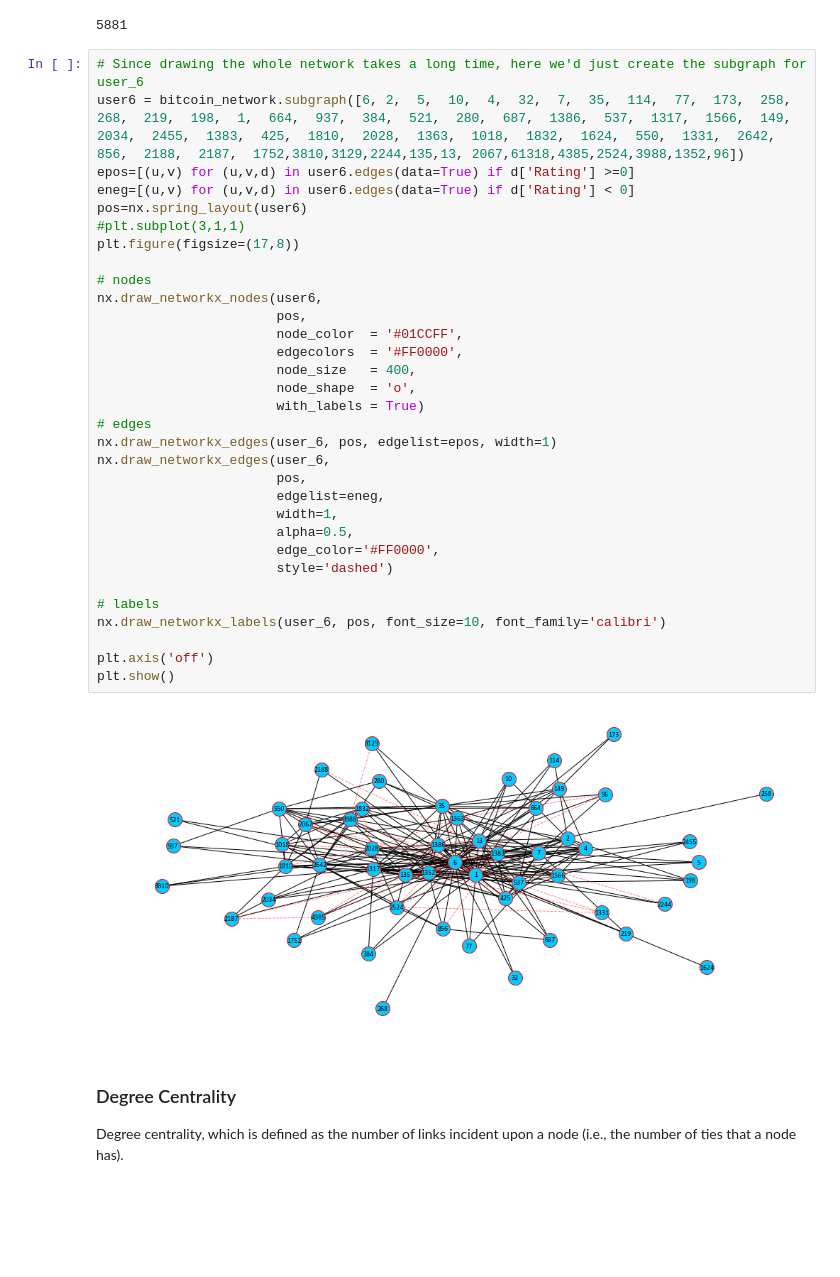
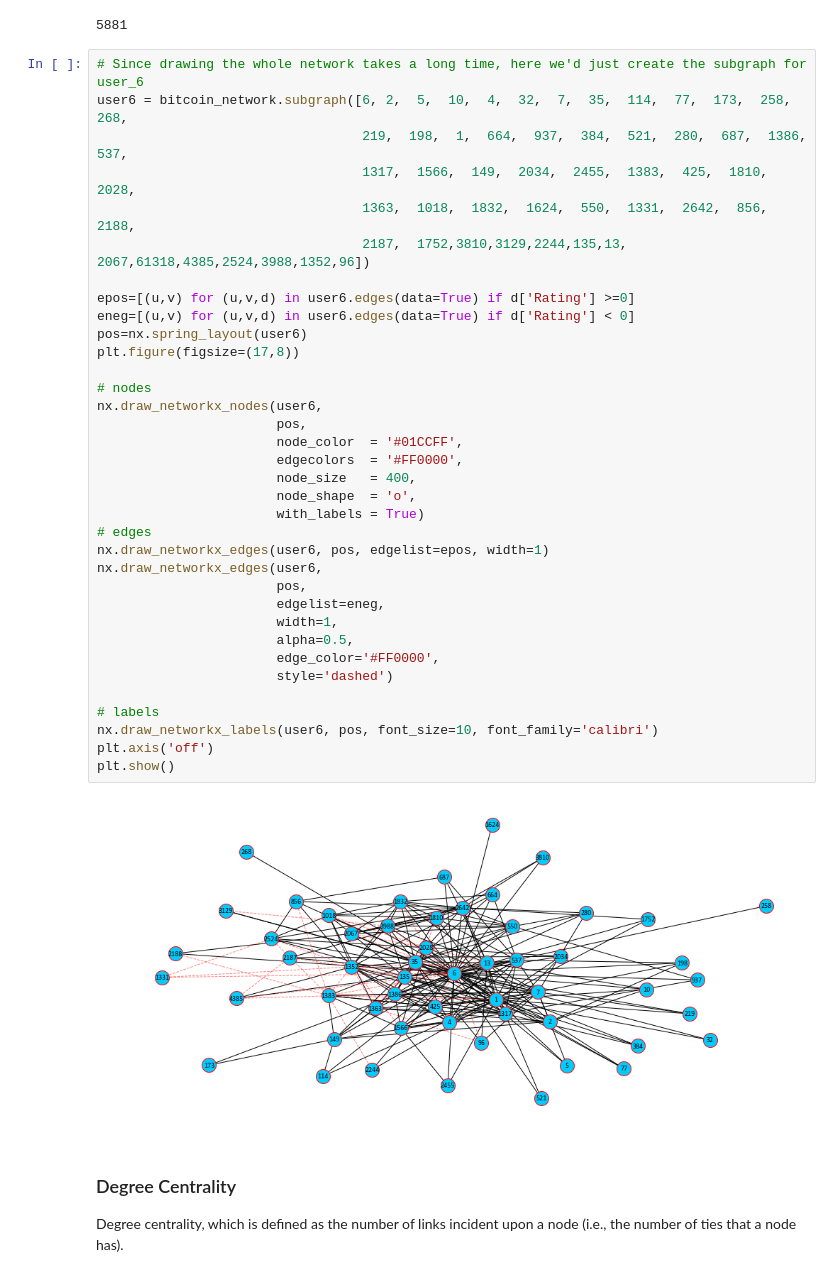
Before and after one commit to asajjad1234/DATA-620, a Jupyter notebook: Project1/Ahmed_Sajjad_DATA620_Project1.ipynb, the cells around one changed output. Drawn from its saved outputs; the diff is of its cells as text; blank space fills up the shorter version.

```diff
--- a/Project1/Ahmed_Sajjad_DATA620_Project1.ipynb
+++ b/Project1/Ahmed_Sajjad_DATA620_Project1.ipynb
@@ -100,38 +103,41 @@ bitcoin_network.number_of_nodes()
 5881
 # %%
 # Since drawing the whole network takes a long time, here we'd just create the subgraph for user_6
-user6 = bitcoin_network.subgraph([6, 2,  5,  10,  4,  32,  7,  35,  114,  77,  173,  258,  268,  219,  198,  1,  664,  937,  384,  521,  280,  687,  1386,  537,  1317,  1566,  149,  2034,  2455,  1383,  425,  1810,  2028,  1363,  1018,  1832,  1624,  550,  1331,  2642,  856,  2188,  2187,  1752,3810,3129,2244,135,13, 2067,61318,4385,2524,3988,1352,96])
+user6 = bitcoin_network.subgraph([6, 2,  5,  10,  4,  32,  7,  35,  114,  77,  173,  258,  268,
+                                  219,  198,  1,  664,  937,  384,  521,  280,  687,  1386,  537,
+                                  1317,  1566,  149,  2034,  2455,  1383,  425,  1810,  2028,
+                                  1363,  1018,  1832,  1624,  550,  1331,  2642,  856,  2188,
+                                  2187,  1752,3810,3129,2244,135,13, 2067,61318,4385,2524,3988,1352,96])
+
 epos=[(u,v) for (u,v,d) in user6.edges(data=True) if d['Rating'] >=0]
 eneg=[(u,v) for (u,v,d) in user6.edges(data=True) if d['Rating'] < 0]
 pos=nx.spring_layout(user6)
-#plt.subplot(3,1,1)
 plt.figure(figsize=(17,8))
 
 # nodes
 nx.draw_networkx_nodes(user6,
                        pos,
                        node_color  = '#01CCFF',
                        edgecolors  = '#FF0000',
                        node_size   = 400,
                        node_shape  = 'o',
                        with_labels = True)
 # edges
-nx.draw_networkx_edges(user_6, pos, edgelist=epos, width=1)
-nx.draw_networkx_edges(user_6,
+nx.draw_networkx_edges(user6, pos, edgelist=epos, width=1)
+nx.draw_networkx_edges(user6,
                        pos,
                        edgelist=eneg,
                        width=1,
                        alpha=0.5,
                        edge_color='#FF0000',
                        style='dashed')
 
 # labels
-nx.draw_networkx_labels(user_6, pos, font_size=10, font_family='calibri')
-
+nx.draw_networkx_labels(user6, pos, font_size=10, font_family='calibri')
 plt.axis('off')
 plt.show()
 # %% [output]
-[figure, old version]
+[figure, new version]
 # %% [markdown]
 ### Degree Centrality
 
```
Also changed, not shown: parts of 16 cells of this notebook.
